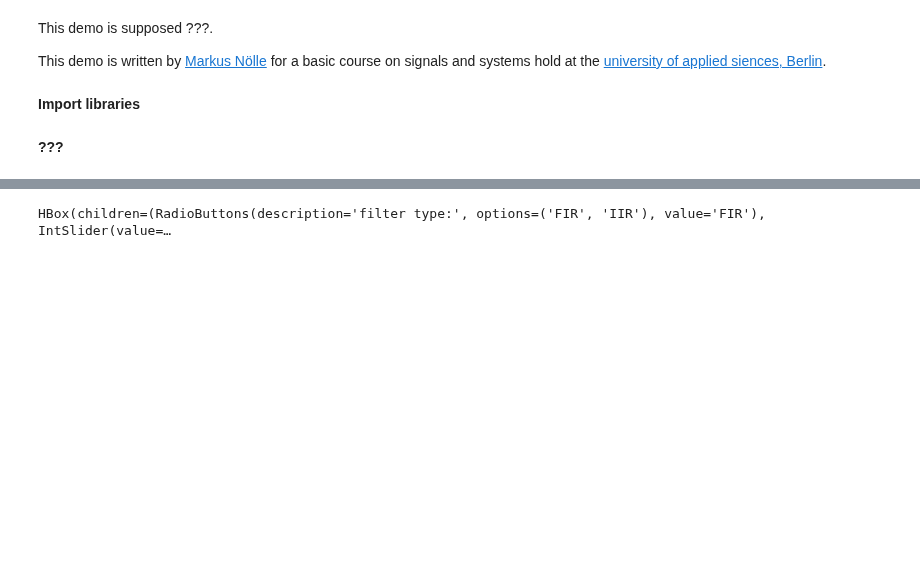
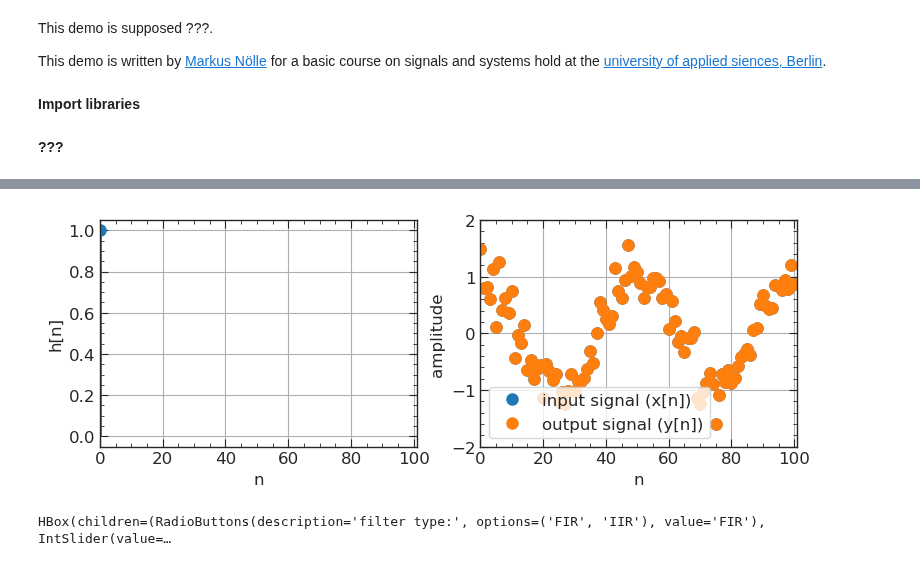
Before and after one commit to htw-ikt-noelle/SignaleUndSysteme, a Jupyter notebook: discrete_convolution.ipynb, the cells around one changed output, grey strips where cells are left out. Saved outputs shown, nothing was run; the diff lists cells and outputs as text; code cells hidden in the pictures; blank space fills up the shorter version.

Commit message:
plot style adjustments

```diff
--- a/discrete_convolution.ipynb
+++ b/discrete_convolution.ipynb
@@ -61,32 +61,34 @@ def plot_discrete_system(type='FIR', N=1, alpha=0.01):
     n_row = 1
     n_col = 2
     fig_size = [i*j for i,j in zip(plt.rcParams['figure.figsize'], [n_col, n_row])]
     fig = plt.figure(figsize=fig_size)
 
     ax = fig.add_subplot(n_row, n_col, 1)
     ax.stem(h, linefmt='C0-', markerfmt='C0o', use_line_collection=True)
     ax.set(xlabel='n', ylabel='h[n]', xlim=(0, n.size))
 
     ax = fig.add_subplot(n_row, n_col, 2)
     ax.plot(n, x, 'C0o')
     ax.plot(y, 'C1o')
     ax.set(xlabel='n', ylabel='amplitude', xlim=(0, n.size),  ylim=(-2, 2))
     ax.legend(['input signal (x[n])','output signal (y[n])'], loc='lower left')
 
+    plt.tight_layout()
     plt.show()
 
 style = {'description_width': '40%'}
 w_type = widgets.RadioButtons(options=['FIR', 'IIR'], value='FIR', description='filter type:', disabled=False)
 #w_type = widgets.FloatSlider(min=0.1, max=2, step=0.1, value=1.0, continuous_update=False, description=r'width $\left(T_0\right)$:', style=style)
 w_N = widgets.IntSlider(min=1, max=50, step=1, value=1, continuous_update=False, description=r'FIR filter order:', style=style)
 w_alpha = widgets.FloatSlider(min=0.01, max=1, step=0.01, value=0.01, continuous_update=False, description=r'IIR filter coefficient:', style=style)
 
 ui = widgets.HBox([w_type, w_N, w_alpha])
 
 out = widgets.interactive_output(plot_discrete_system, {'type':w_type, 'N':w_N, 'alpha':w_alpha})
 out.layout.height = '500px'
 
 display(ui, out)
 # %% [output]
+[figure, added]
 HBox(children=(RadioButtons(description='filter type:', options=('FIR', 'IIR'), value='FIR'), IntSlider(value=…
 [interactive output not drawn]
```
Also changed, not shown: 8 other files.
